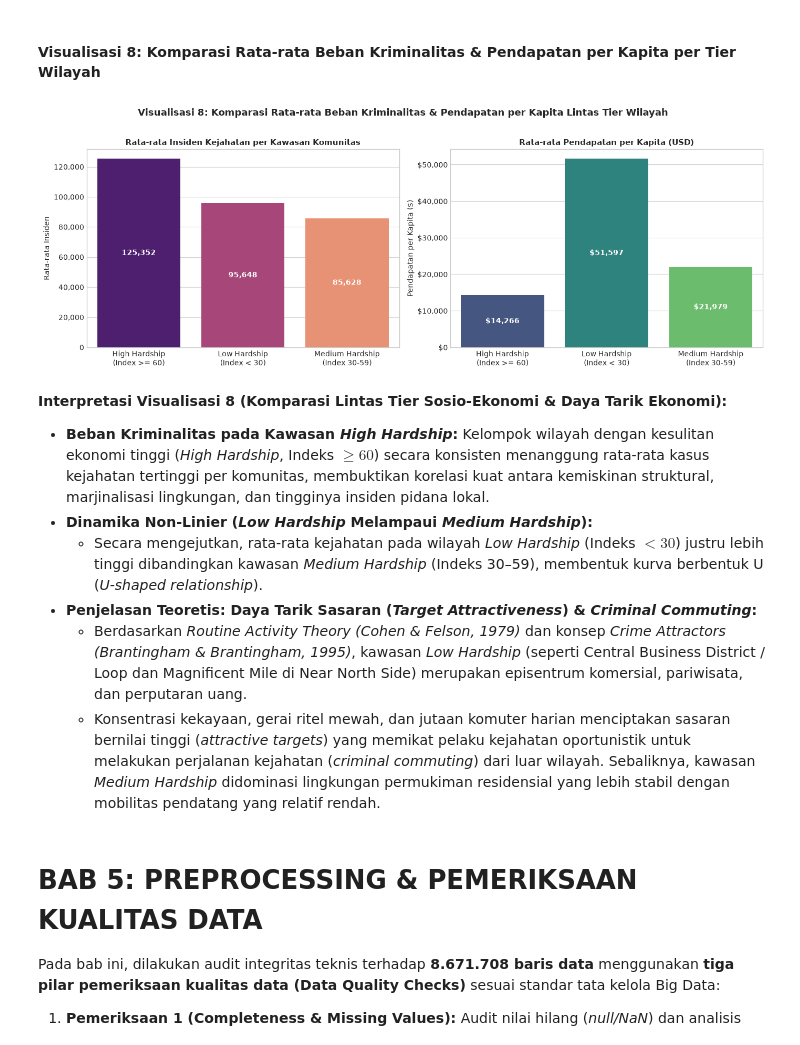
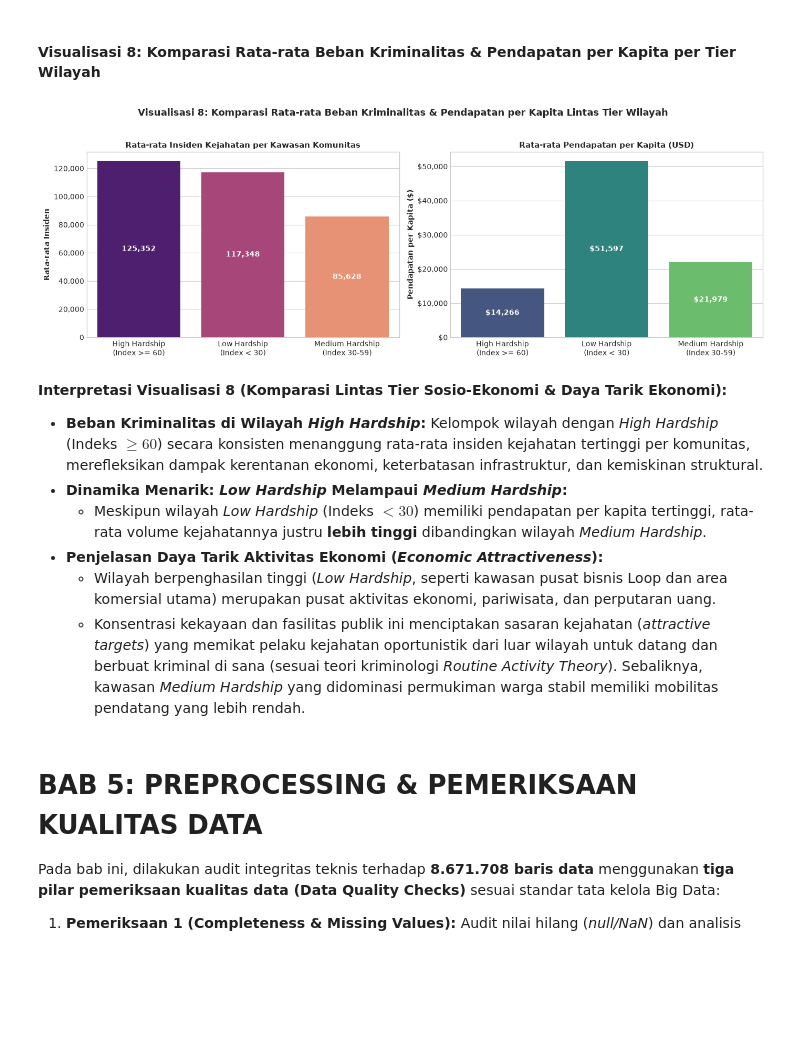
Before and after one commit to ahsan2607/chicago-crimes-analysis, a Jupyter notebook: midterm_part1_to_3_pyspark.ipynb, the cells around one changed output. Drawn from its saved outputs; the diff is of its cells as text; code cells hidden in the pictures; blank space fills up the shorter version.

```diff
--- a/midterm_part1_to_3_pyspark.ipynb
+++ b/midterm_part1_to_3_pyspark.ipynb
@@ -522,7 +661,21 @@ import seaborn as sns
 import numpy as np
 from pyspark.sql import functions as F
 
-# Konfigurasi gaya visualisasi standar
+# Konfigurasi gaya visualisasi standar penelitian akademis
 plt.style.use('seaborn-v0_8-whitegrid' if 'seaborn-v0_8-whitegrid' in plt.style.available else 'default')
 plt.rcParams['font.sans-serif'] = 'DejaVu Sans'
-plt.rcParams['font.size'] = 10
+plt.rcParams['font.family'] = 'sans-serif'
+plt.rcParams['figure.autolayout'] = False
+plt.rcParams['figure.dpi'] = 100
+
+# Verifikasi ketersediaan DataFrame Silver Layer terpadu
+if 'df_crimes_silver' not in locals() and 'df_crimes_silver' not in globals():
+    df_crimes_silver = spark.read.parquet("data/crimes_silver.parquet")
+    df_crimes_silver.createOrReplaceTempView("vw_chicago_crimes_silver")
+
+# Alias universal untuk mendukung kompatibilitas seluruh sel visualisasi
+df_enriched = df_crimes_silver
+df_crimes_clean = df_crimes_silver
+
+print("=== ENVIRONMENT VISUALISASI BERHASIL DIINISIALISASI ===")
+print("DataFrame Silver Layer aktif:", df_crimes_silver.count(), "record siap divisualisasikan.")
@@ -972,6 +1245,10 @@ plt.show()
 # ==============================================================================
 # VISUALISASI 8: Komparasi Rata-rata Beban Kriminalitas & Pendapatan per Kapita per Tier Wilayah
 # ==============================================================================
+if 'df_crimes_silver' not in locals() and 'df_crimes_silver' not in globals():
+    df_crimes_silver = spark.read.parquet("data/crimes_silver.parquet")
+    df_crimes_silver.createOrReplaceTempView("vw_chicago_crimes_silver")
+
 pdf_tiers = spark.sql("""
 SELECT
     CASE
@@ -979,50 +1256,55 @@ SELECT
         WHEN hardship_index >= 30 AND hardship_index < 60 THEN 'Medium Hardship\n(Index 30-59)'
         ELSE 'Low Hardship\n(Index < 30)'
     END AS socioeconomic_tier,
-    COUNT(DISTINCT community_area_id) AS num_communities,
-    ROUND(COUNT(crime_id) * 1.0 / COUNT(DISTINCT community_area_id), 0) AS avg_crimes_per_area,
+    COUNT(DISTINCT community_area) AS num_communities,
+    ROUND(COUNT(crime_id) * 1.0 / COUNT(DISTINCT community_area), 0) AS avg_crimes_per_area,
     ROUND(AVG(per_capita_income), 0) AS avg_income,
     ROUND(SUM(CASE WHEN is_arrest = true THEN 1 ELSE 0 END) * 100.0 / COUNT(crime_id), 2) AS arrest_rate
-FROM vw_chicago_crimes_joined
+FROM vw_chicago_crimes_silver
+WHERE community_area IS NOT NULL AND hardship_index IS NOT NULL
 GROUP BY socioeconomic_tier
 ORDER BY avg_crimes_per_area DESC
 """).toPandas()
+
+pdf_tiers['avg_crimes_per_area'] = pdf_tiers['avg_crimes_per_area'].astype(float)
+pdf_tiers['avg_income'] = pdf_tiers['avg_income'].astype(float)
+pdf_tiers['arrest_rate'] = pdf_tiers['arrest_rate'].astype(float)
 
 fig, (ax1, ax2) = plt.subplots(1, 2, figsize=(14, 5))
 
 # Subplot 1: Rata-rata Insiden Kejahatan per Area Komunitas
 sns.barplot(data=pdf_tiers, x="socioeconomic_tier", y="avg_crimes_per_area", hue="socioeconomic_tier", palette="magma", legend=False, ax=ax1)
 ax1.set_title("Rata-rata Insiden Kejahatan per Kawasan Komunitas", fontsize=11, fontweight='bold')
 ax1.set_xlabel("")
-ax1.set_ylabel("Rata-rata Insiden")
+ax1.set_ylabel("Rata-rata Insiden", fontsize=10, fontweight='bold')
 ax1.yaxis.set_major_formatter(plt.FuncFormatter(lambda x, loc: "{:,}".format(int(x))))
 for p in ax1.patches:
     ax1.annotate(f"{int(p.get_height()):,}", (p.get_x() + p.get_width() / 2., p.get_height() / 2),
                  ha='center', va='center', color='white', fontweight='bold', fontsize=10)
 
 # Subplot 2: Rata-rata Pendapatan per Kapita (USD)
 sns.barplot(data=pdf_tiers, x="socioeconomic_tier", y="avg_income", hue="socioeconomic_tier", palette="viridis", legend=False, ax=ax2)
 ax2.set_title("Rata-rata Pendapatan per Kapita (USD)", fontsize=11, fontweight='bold')
 ax2.set_xlabel("")
-ax2.set_ylabel("Pendapatan per Kapita ($)")
+ax2.set_ylabel("Pendapatan per Kapita ($)", fontsize=10, fontweight='bold')
 ax2.yaxis.set_major_formatter(plt.FuncFormatter(lambda x, loc: "${:,.0f}".format(x)))
 for p in ax2.patches:
     ax2.annotate(f"${int(p.get_height()):,}", (p.get_x() + p.get_width() / 2., p.get_height() / 2),
                  ha='center', va='center', color='white', fontweight='bold', fontsize=10)
 
-plt.suptitle("Visualisasi 8: Komparasi Rata-rata Beban Kriminalitas & Pendapatan per Kapita Lintas Tier Wilayah", fontsize=13, fontweight='bold', y=1.02)
-plt.tight_layout()
+plt.suptitle("Visualisasi 8: Komparasi Rata-rata Beban Kriminalitas & Pendapatan per Kapita Lintas Tier Wilayah", fontsize=13, fontweight='bold')
+plt.tight_layout(rect=[0, 0, 1, 0.95])
 plt.show()
 # %% [output]
-[figure, old version]
+[figure, new version]
 # %% [markdown]
 **Interpretasi Visualisasi 8 (Komparasi Lintas Tier Sosio-Ekonomi & Daya Tarik Ekonomi):**
-* **Beban Kriminalitas pada Kawasan *High Hardship*:** Kelompok wilayah dengan kesulitan ekonomi tinggi (*High Hardship*, Indeks $\ge 60$) secara konsisten menanggung rata-rata kasus kejahatan tertinggi per komunitas, membuktikan korelasi kuat antara kemiskinan struktural, marjinalisasi lingkungan, dan tingginya insiden pidana lokal.
-* **Dinamika Non-Linier (*Low Hardship* Melampaui *Medium Hardship*):**
-  * Secara mengejutkan, rata-rata kejahatan pada wilayah *Low Hardship* (Indeks $< 30$) justru lebih tinggi dibandingkan kawasan *Medium Hardship* (Indeks 30–59), membentuk kurva berbentuk U (*U-shaped relationship*).
-* **Penjelasan Teoretis: Daya Tarik Sasaran (*Target Attractiveness*) & *Criminal Commuting*:**
-  * Berdasarkan *Routine Activity Theory (Cohen & Felson, 1979)* dan konsep *Crime Attractors (Brantingham & Brantingham, 1995)*, kawasan *Low Hardship* (seperti Central Business District / Loop dan Magnificent Mile di Near North Side) merupakan episentrum komersial, pariwisata, dan perputaran uang.
-  * Konsentrasi kekayaan, gerai ritel mewah, dan jutaan komuter harian menciptakan sasaran bernilai tinggi (*attractive targets*) yang memikat pelaku kejahatan oportunistik untuk melakukan perjalanan kejahatan (*criminal commuting*) dari luar wilayah. Sebaliknya, kawasan *Medium Hardship* didominasi lingkungan permukiman residensial yang lebih stabil dengan mobilitas pendatang yang relatif rendah.
+* **Beban Kriminalitas di Wilayah *High Hardship*:** Kelompok wilayah dengan *High Hardship* (Indeks $\ge 60$) secara konsisten menanggung rata-rata insiden kejahatan tertinggi per komunitas, merefleksikan dampak kerentanan ekonomi, keterbatasan infrastruktur, dan kemiskinan struktural.
+* **Dinamika Menarik: *Low Hardship* Melampaui *Medium Hardship*:**
+  * Meskipun wilayah *Low Hardship* (Indeks $< 30$) memiliki pendapatan per kapita tertinggi, rata-rata volume kejahatannya justru **lebih tinggi** dibandingkan wilayah *Medium Hardship*.
+* **Penjelasan Daya Tarik Aktivitas Ekonomi (*Economic Attractiveness*):**
+  * Wilayah berpenghasilan tinggi (*Low Hardship*, seperti kawasan pusat bisnis Loop dan area komersial utama) merupakan pusat aktivitas ekonomi, pariwisata, dan perputaran uang.
+  * Konsentrasi kekayaan dan fasilitas publik ini menciptakan sasaran kejahatan (*attractive targets*) yang memikat pelaku kejahatan oportunistik dari luar wilayah untuk datang dan berbuat kriminal di sana (sesuai teori kriminologi *Routine Activity Theory*). Sebaliknya, kawasan *Medium Hardship* yang didominasi permukiman warga stabil memiliki mobilitas pendatang yang lebih rendah.
 # %% [markdown]
 # BAB 5: PREPROCESSING & PEMERIKSAAN KUALITAS DATA
 
```
Also changed, not shown: parts of 69 cells of this notebook, 1 other file.
